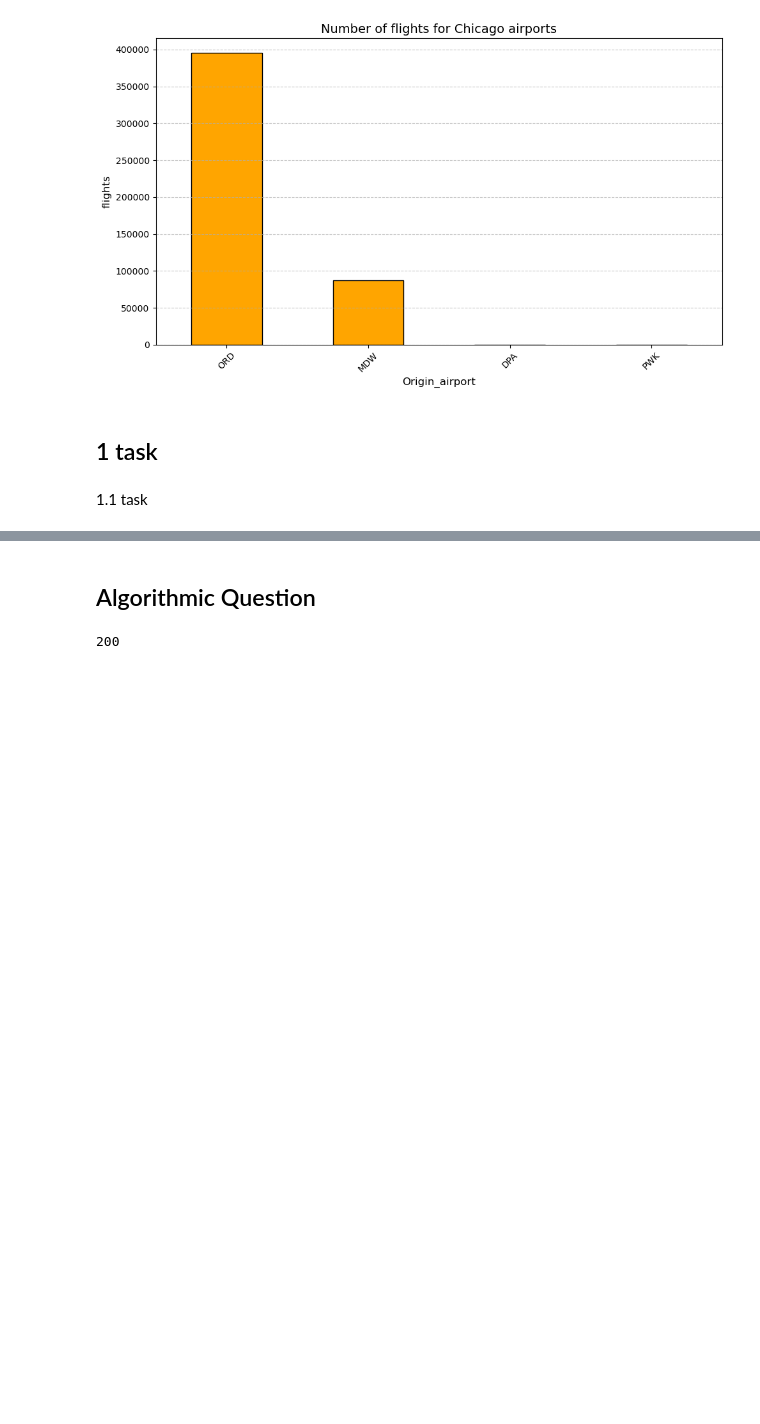
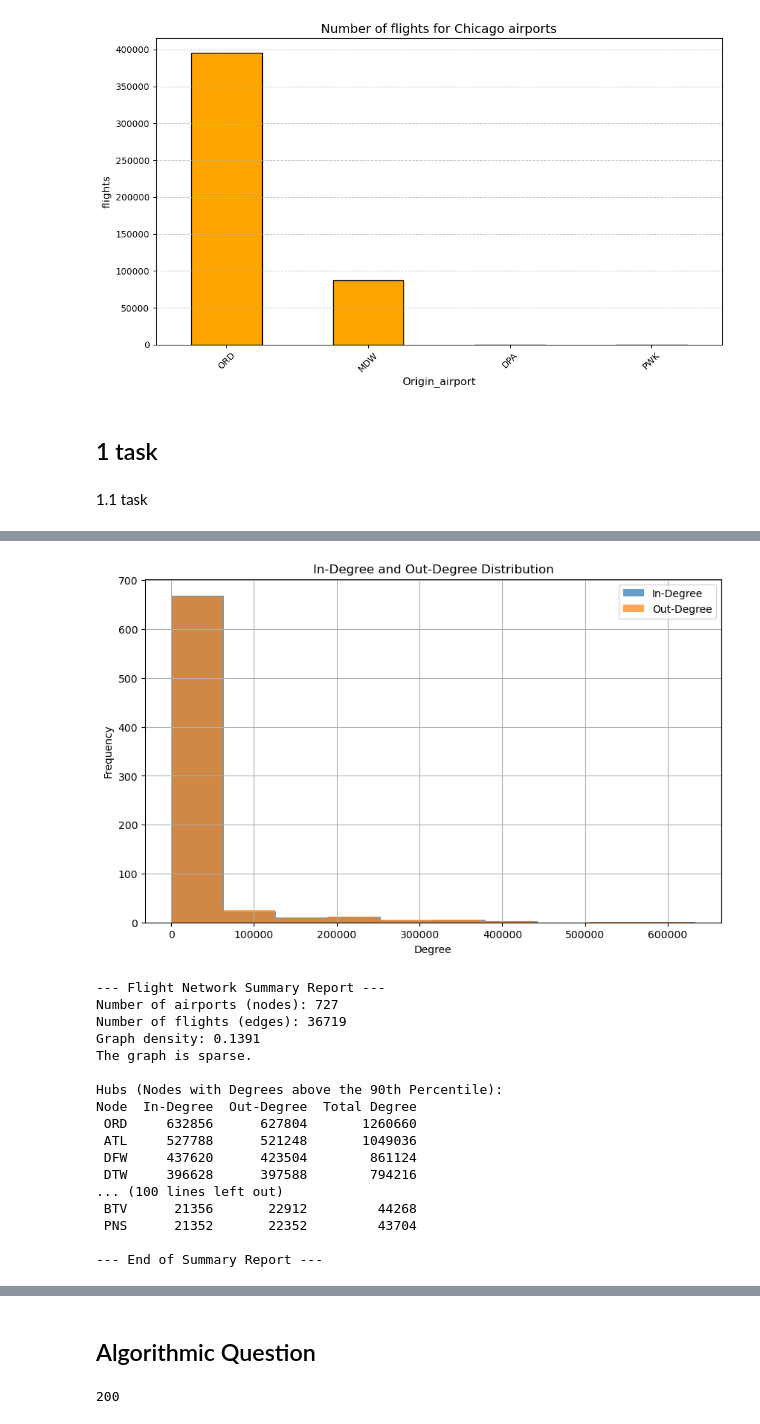
Before and after one commit to khalmatay/ADM-HW5, a Jupyter notebook: main.ipynb, the cells around one changed output, grey strips where cells are left out. Cells and saved outputs as stored; diff of their text form; code cells hidden in the pictures; blank space fills up the shorter version.

```diff
--- a/main.ipynb
+++ b/main.ipynb
@@ -276,18 +216,0 @@ def analyze_graph_features(flight_network):
-# %%
-def summarize_graph_features(flight_network):
-    """
-    Generate a summary report of the flight network features.
-    :param flight_network: DataFrame with 'source', 'destination', and 'passenger_count'.
-    """
-    results = analyze_graph_features(flight_network)
-
-    # Summary Report
-    print("\nFlight Network Summary Report:")
-    print(f"- Total Nodes: {results['nodes']}")
-    print(f"- Total Edges: {results['edges']}")
-    print(f"- Graph Density: {results['density']:.4f}")
-    print(f"- Graph Type: {results['graph_type']}")
-    print("- Hubs (Airports with high degrees):")
-    print(results['hubs'])
-
-    return results
@@ -404,0 +349,24 @@ def analyze_graph_features(flight_network):
+# %%
+network.add_nodes_and_edges(df["Origin_airport"], df["Destination_airport"])
+
+# Analizza le caratteristiche del grafo
+summarize_graph_features(network)
+# %% [output]
+[figure, added]
+--- Flight Network Summary Report ---
+Number of airports (nodes): 727
+Number of flights (edges): 36719
+Graph density: 0.1391
+The graph is sparse.
+
+Hubs (Nodes with Degrees above the 90th Percentile):
+Node  In-Degree  Out-Degree  Total Degree
+ ORD     632856      627804       1260660
+ ATL     527788      521248       1049036
+ DFW     437620      423504        861124
+ DTW     396628      397588        794216
+... (100 lines left out)
+ BTV      21356       22912         44268
+ PNS      21352       22352         43704
+
+--- End of Summary Report ---
```
Also changed, not shown: parts of 11 cells of this notebook.
